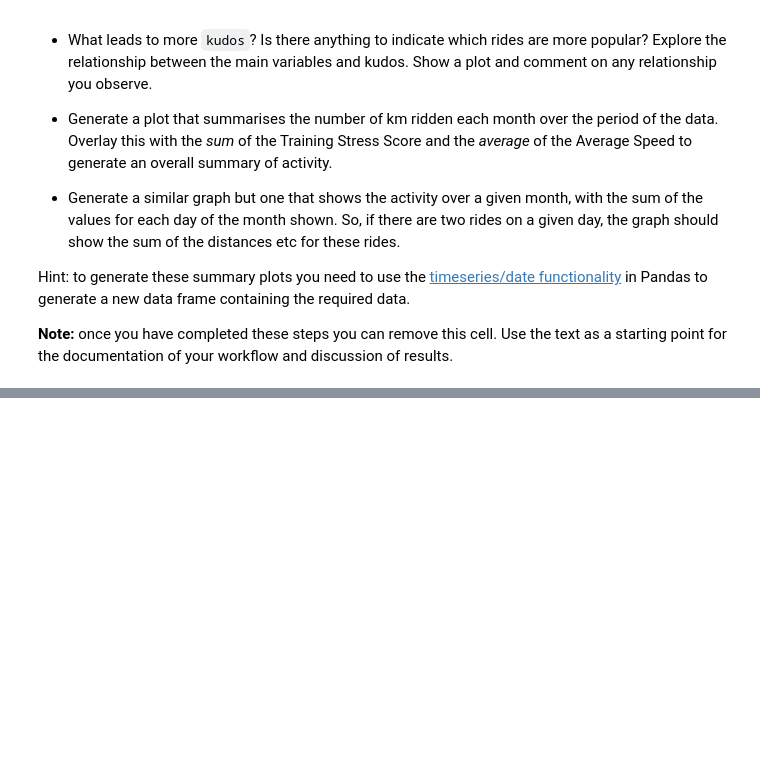
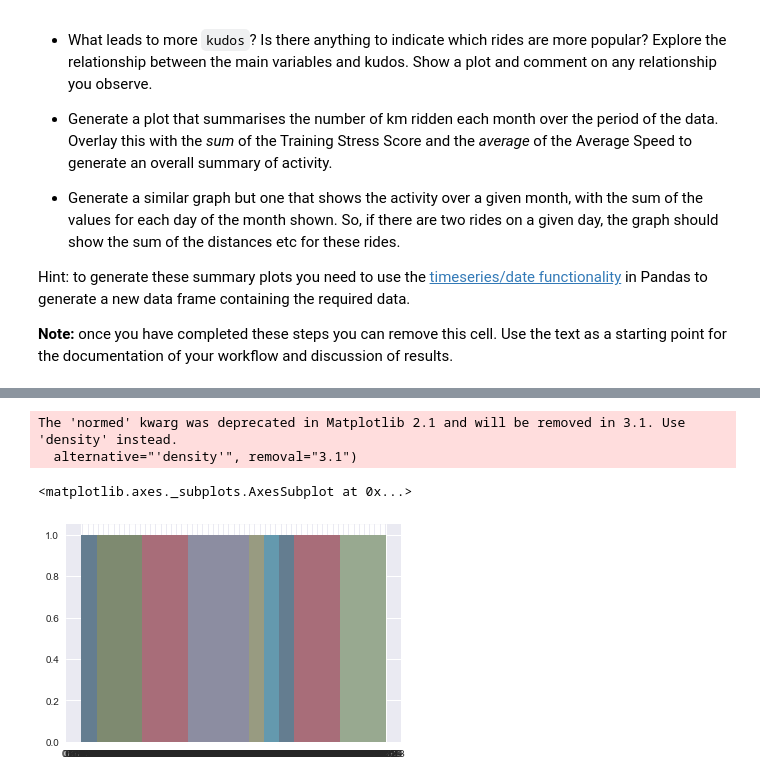
Before and after one commit to garyliu427/portfolio-2019-garyliu427, a Jupyter notebook: Portfolio 1.ipynb, the cells around one changed output, grey strips where cells are left out. Cells and saved outputs as stored; diff of their text form; code cells hidden in the pictures; blank space fills up the shorter version.

```diff
--- a/Portfolio 1.ipynb
+++ b/Portfolio 1.ipynb
@@ -87,3 +98,6 @@ Some of the GoldenCheetah parameters are defined [in thier documentation](https:
 
 Your first task is to combine these two data frames using the [`join` method of Pandas](https://pandas.pydata.org/pandas-docs/stable/user_guide/merging.html#joining-on-index).   The goal is to keep only those rows of data
 that appear in __both__ data frames so that we have complete data for every row.
+# %%
+result = strava.join(cheetah, how='outer')
+result
@@ -120,0 +175,8 @@ __Note:__ once you have completed these steps you can remove this cell.  Use the
+# %%
+time=result['time']
+time.hist(normed=0,histtype='stepfilled',alpha=.5,bins=20)
+# %% [output]
+The 'normed' kwarg was deprecated in Matplotlib 2.1 and will be removed in 3.1. Use 'density' instead.
+  alternative="'density'", removal="3.1")
+<matplotlib.axes._subplots.AxesSubplot at 0x...>
+[figure, added]
```
Also changed, not shown: parts of 11 cells of this notebook.
